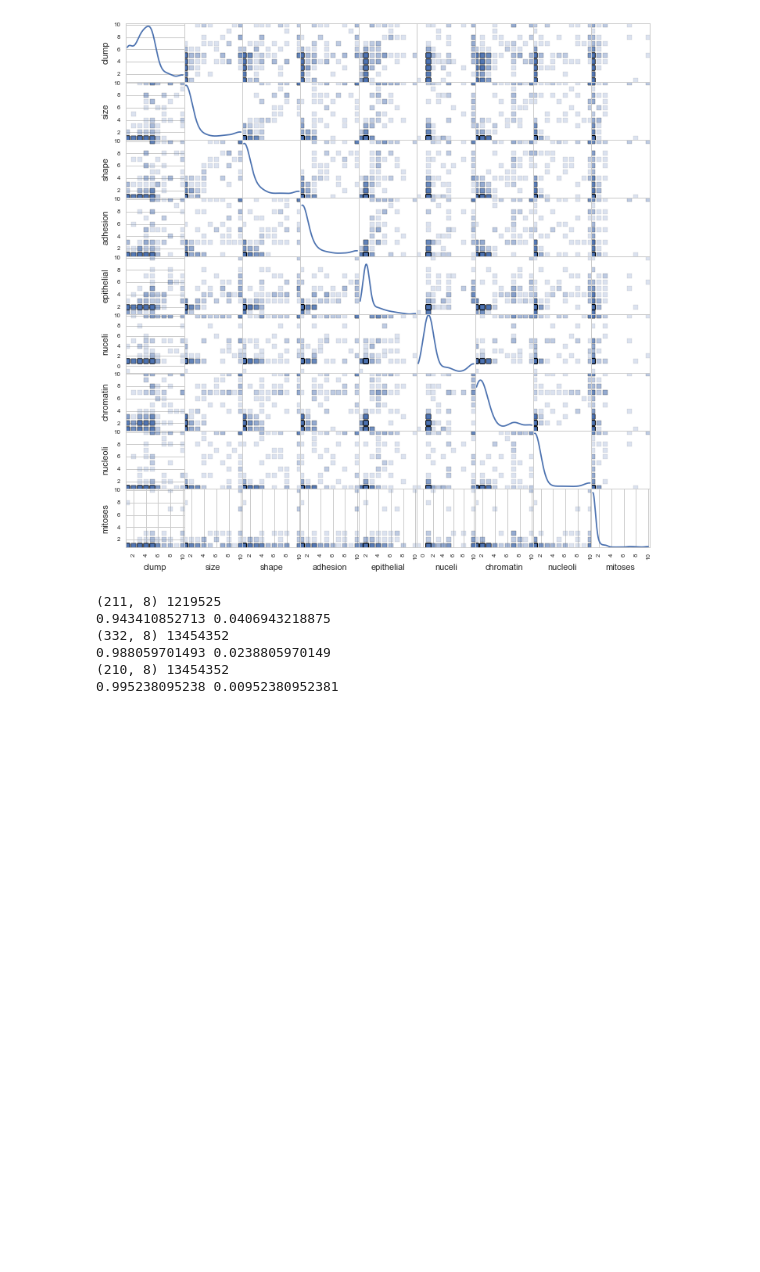
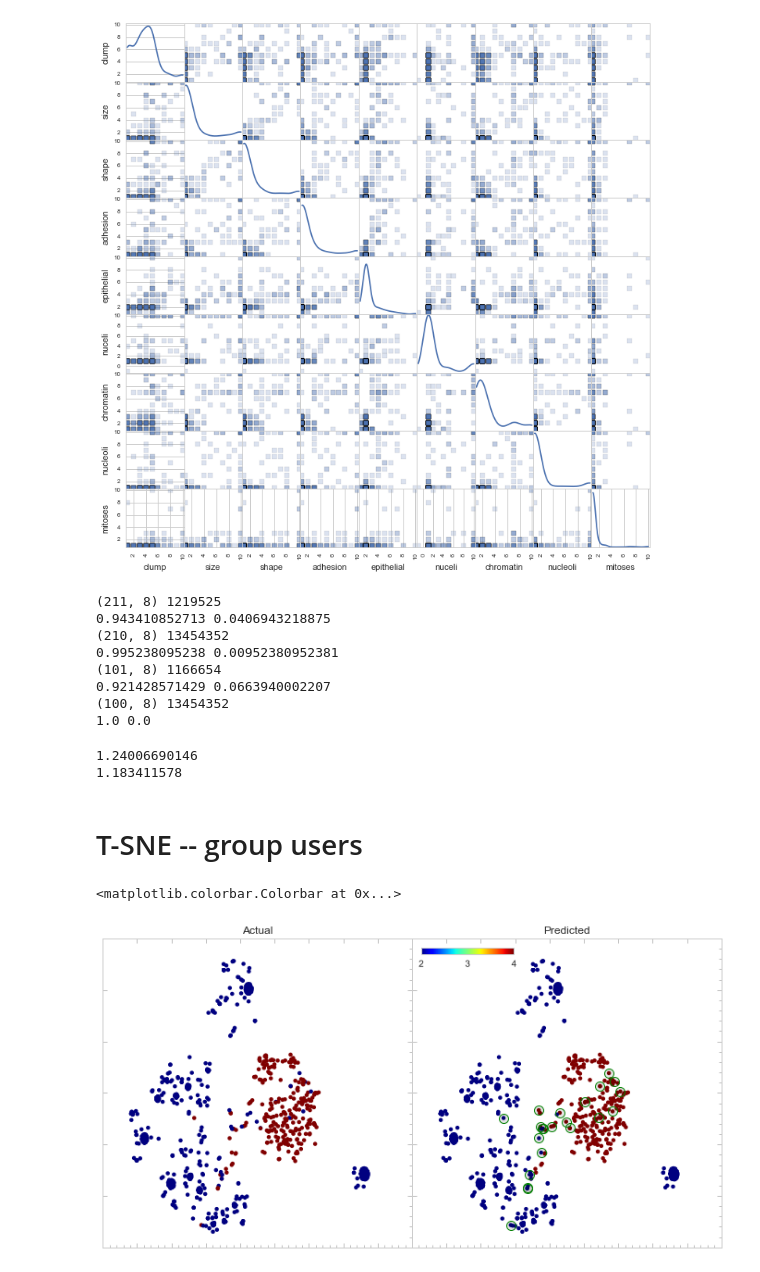
Before and after one commit to ajmendez/explore, a Jupyter notebook: cancer/mendez_datachallenge.ipynb, the cells around one changed output. Cells and saved outputs as stored; diff of their text form; code cells hidden in the pictures; blank space fills up the shorter version.

Commit message:
update data challenge

```diff
--- a/cancer/mendez_datachallenge.ipynb
+++ b/cancer/mendez_datachallenge.ipynb
@@ -667,12 +696,50 @@ def cv_it(df, isgood):
     print tmp.mean(), tmp.std()
 
 cv_it(data, slice(0,210))
-cv_it(data, slice(367,len(data)))
 cv_it(data, slice(489,len(data)))
+cv_it(data, slice(0,100))
+cv_it(data, slice(len(data)-100,len(data)))
 # %% [output]
 (211, 8) 1219525
 0.943410852713 0.0406943218875
-(332, 8) 13454352
-0.988059701493 0.0238805970149
 (210, 8) 13454352
 0.995238095238 0.00952380952381
+(101, 8) 1166654
+0.921428571429 0.0663940002207
+(100, 8) 13454352
+1.0 0.0
+# %%
+print (0.995238095238-0.943410852713)/np.sqrt(0.0406943218875**2+0.00952380952381**2)
+print (1-0.921428571429)/np.sqrt(0.0663940002207**2+0**2)
+# %% [output]
+1.24006690146
+1.183411578
+# %% [markdown]
+#  T-SNE -- group users
+# %%
+tsne = sklearn.manifold.TSNE(n_components=2, random_state=0)
+Y = tsne.fit_transform(X)
+# %%
+ax = setup(figsize=(12,6), subplt=(1,2,1),
+          xticks=False, yticks=False, title='Actual')
+plt.scatter(Y[:,0], Y[:,1], c=y,
+            lw=0, vmin=2, vmax=4, cmap=plt.cm.jet)
+ax = setup(subplt=(1,2,2),xticks=False, yticks=False,
+           hspace=0, wspace=0, title='Predicted')
+sca = plt.scatter(Y[:,0], Y[:,1], c=y_pred_lr,
+            lw=0, vmin=2, vmax=4, cmap=plt.cm.jet)
+
+ii = np.where(y_pred_lr-y != 0)
+plt.plot(Y[ii,0], Y[ii,1], 'o', color='none',
+         markerfacecolor=(0,0,0,0.1),
+         markeredgewidth=1,
+         markersize=10,
+         markeredgecolor='g', lw=4)
+
+
+icolorbar(sca)
+
+# ~5 clusters
+# %% [output]
+<matplotlib.colorbar.Colorbar at 0x...>
+[figure, added]
```
Also changed, not shown: parts of 11 cells of this notebook, 2 other files.
